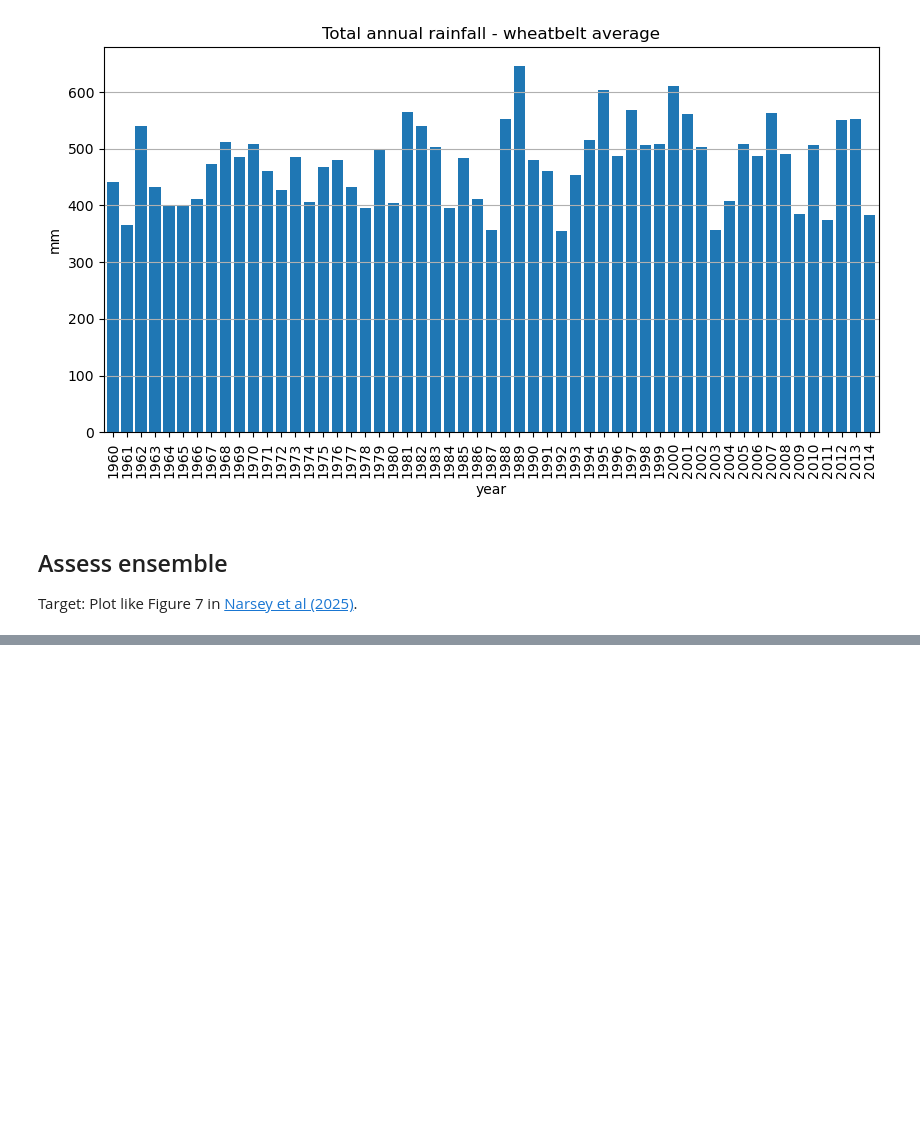
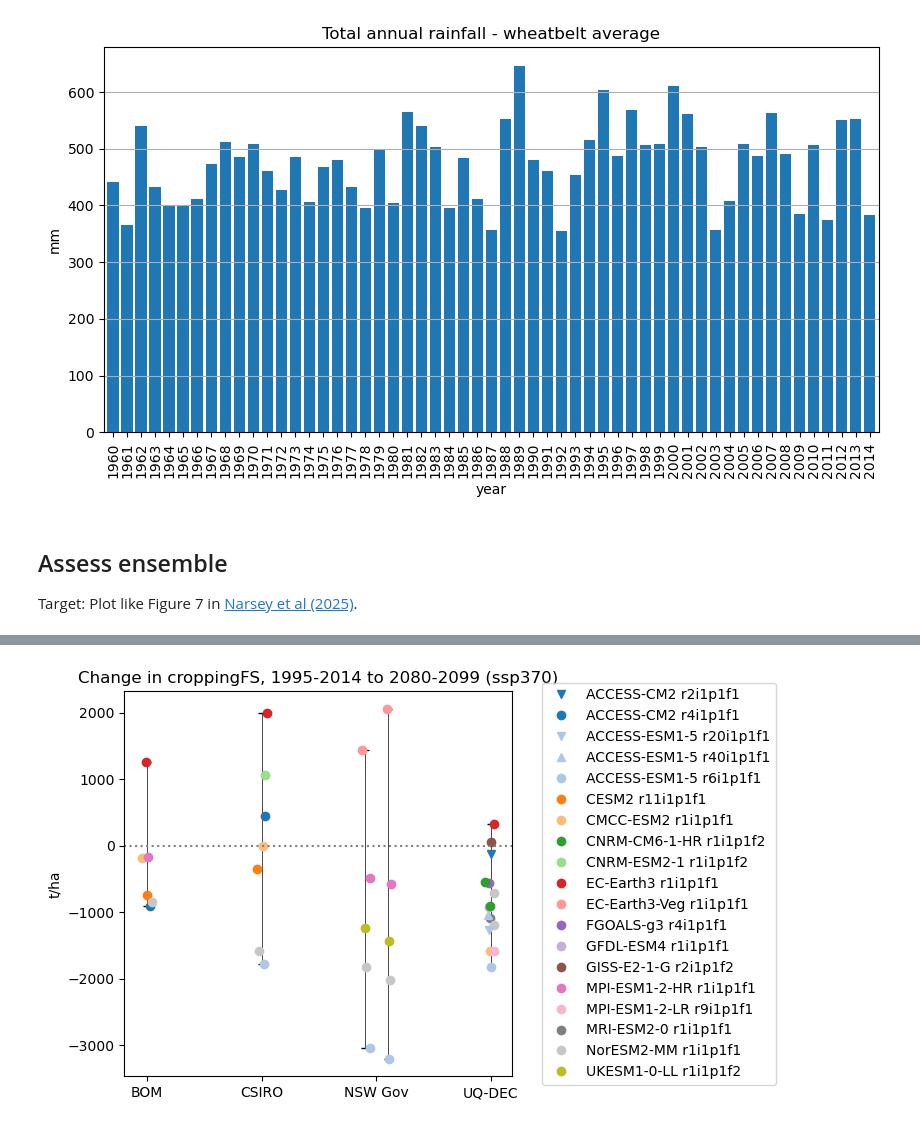
Before and after one commit to ClimateVHT/rip-sip, a Jupyter notebook: test.ipynb, the cells around one changed output, grey strips where cells are left out. Cells and saved outputs as stored; diff of their text form; code cells hidden in the pictures; blank space fills up the shorter version.

```diff
--- a/test.ipynb
+++ b/test.ipynb
@@ -310,0 +350,4 @@ plt.show()
+# %%
+plot_change('croppingFS', 'cropping', 'v1-r1-ACS-QME-BARRAR2-1980-2022', 'ssp370', pct=False, savefig=False)
+# %% [output]
+[figure, added]
```
Also changed, not shown: parts of 9 cells of this notebook.
